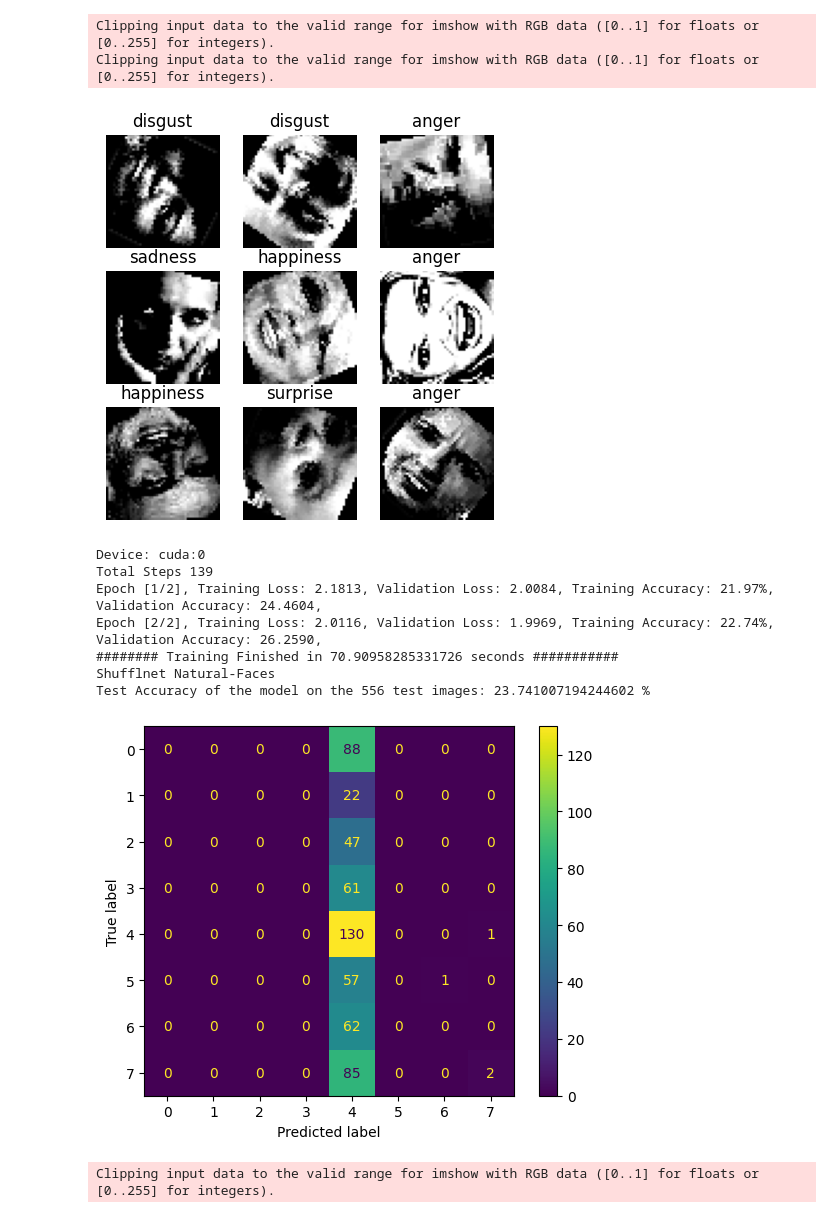
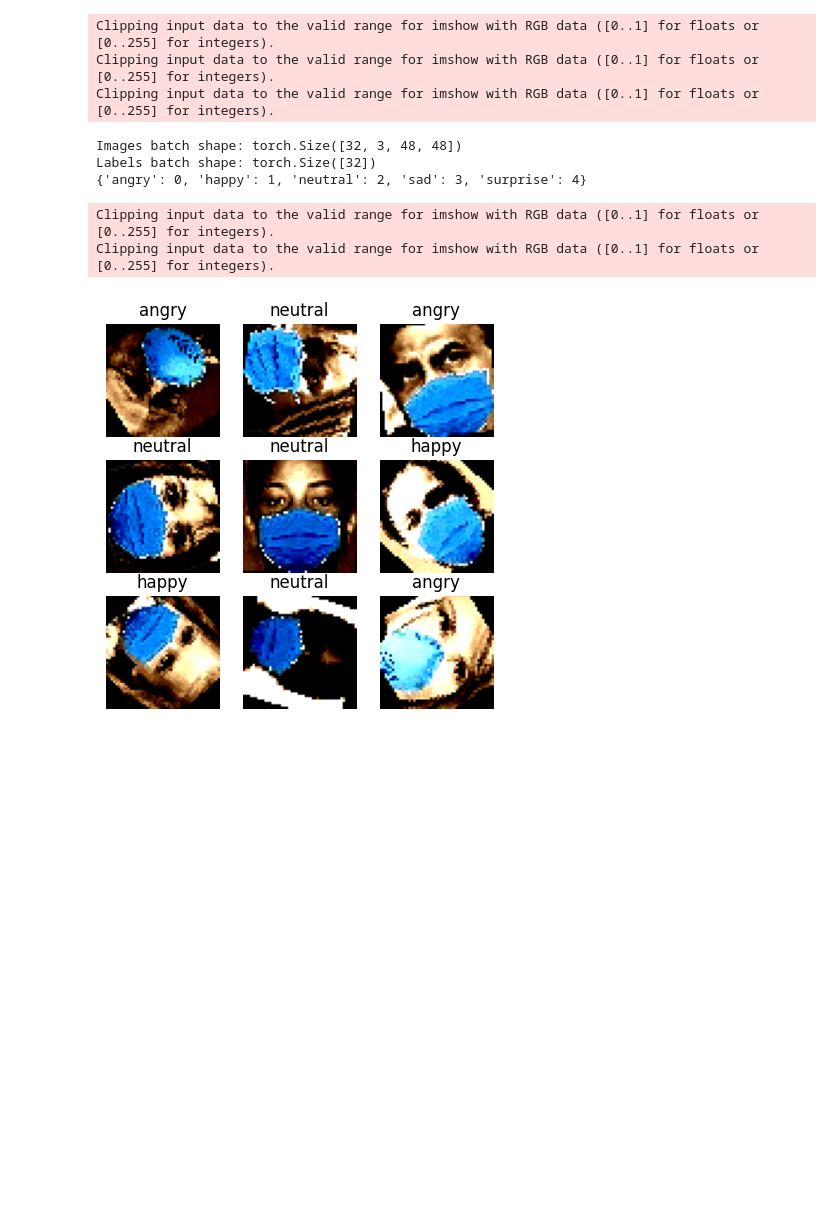
Before and after one commit to aahishherur/COMP6721_Group_K, a Jupyter notebook: Project_Code.ipynb, the cells around one changed output. Saved outputs shown, nothing was run; the diff lists cells and outputs as text; code cells hidden in the pictures; blank space fills up the shorter version.

```diff
--- a/Project_Code.ipynb
+++ b/Project_Code.ipynb
@@ -314,8 +377,8 @@ mdlname=['Shufflenet','MnasNet','MobileNetV2']
 
 
 
-for i in range(0,len(train_paths)):
-    for k in range (0,len(mdls)):
+for i in range(2,len(train_paths)):
+    for k in range (2,len(mdls)):
 
         train_folder=train_paths[i]
 
@@ -346,27 +409,27 @@ for i in range(0,len(train_paths)):
         # count_ops(model, torch.rand(1,3,48,48).to(device))
 
 
-        model,t_acc,v_acc,t_loss,v_loss,epc,time_taken=train_model(num_epochs,train_loader,val_loader) # TRAINING MODEL
-        ta.append(t_acc)
-        tl.append(t_loss)
-        va.append(v_acc)
-        vl.append(v_loss)
+#         model,t_acc,v_acc,t_loss,v_loss,epc,time_taken=train_model(num_epochs,train_loader,val_loader) # TRAINING MODEL
+#         ta.append(t_acc)
+#         tl.append(t_loss)
+#         va.append(v_acc)
+#         vl.append(v_loss)
 
-        time_taken=round((time_taken/60),2)
-        title=mdlname[k]+' '+dtaname[i]
-        print(title)
-        lbl.append(title)
+#         time_taken=round((time_taken/60),2)
+#         title=mdlname[k]+' '+dtaname[i]
+#         print(title)
+#         lbl.append(title)
 
-        # grp_show(epc,[t_acc,v_acc],['Training','Valiation'],['b','r'],'Epochs ('+str(time_taken)+' minutes)','Accuracies','Accuracy Comparision '+title,img_path) #DISPLAYING AND STORING GRAPHS
-        # grp_show(epc,[t_loss,v_loss],['Training','Valiation'],['b','r'],'Epochs ('+str(time_taken)+' minutes)','Losses','Loss Comparision '+title,img_path)
+#         # grp_show(epc,[t_acc,v_acc],['Training','Valiation'],['b','r'],'Epochs ('+str(time_taken)+' minutes)','Accuracies','Accuracy Comparision '+title,img_path) #DISPLAYING AND STORING GRAPHS
+#         # grp_show(epc,[t_loss,v_loss],['Training','Valiation'],['b','r'],'Epochs ('+str(time_taken)+' minutes)','Losses','Loss Comparision '+title,img_path)
 
-        test_model(model,test_loader)  # TESTING MODEL
-        torch.save(model, mdl_path+title) # SAVING MODEL
-        torch.cuda.empty_cache()
+#         test_model(model,test_loader)  # TESTING MODEL
+#         torch.save(model, mdl_path+title) # SAVING MODEL
+#         torch.cuda.empty_cache()
 
 
-grp_show(epc,ta,lbl,'Epochs','Training Accuracies','Training Accuracy Comparision',img_path) #DISPLAYING AND STORING GRAPHS
-grp_show(epc,tl,lbl,'Epochs','Training Losses','Training Loss Comparision',img_path)
-grp_show(epc,va,lbl,'Epochs','Validation Accuracies','Validation Accuracy Comparision',img_path)
-grp_show(epc,vl,lbl,'Epochs','Validation Losses','Validation Loss Comparision',img_path)
+# grp_show(epc,ta,lbl,'Epochs','Training Accuracies','Training Accuracy Comparision',img_path) #DISPLAYING AND STORING GRAPHS
+# grp_show(epc,tl,lbl,'Epochs','Training Losses','Training Loss Comparision',img_path)
+# grp_show(epc,va,lbl,'Epochs','Validation Accuracies','Validation Accuracy Comparision',img_path)
+# grp_show(epc,vl,lbl,'Epochs','Validation Losses','Validation Loss Comparision',img_path)
 # %% [output]
@@ -379,12 +439,9 @@ Labels batch shape: torch.Size([32])
 Clipping input data to the valid range for imshow with RGB data ([0..1] for floats or [0..255] for integers).
 Clipping input data to the valid range for imshow with RGB data ([0..1] for floats or [0..255] for integers).
+Clipping input data to the valid range for imshow with RGB data ([0..1] for floats or [0..255] for integers).
+Images batch shape: torch.Size([32, 3, 48, 48])
+Labels batch shape: torch.Size([32])
+{'angry': 0, 'happy': 1, 'neutral': 2, 'sad': 3, 'surprise': 4}
+Clipping input data to the valid range for imshow with RGB data ([0..1] for floats or [0..255] for integers).
+Clipping input data to the valid range for imshow with RGB data ([0..1] for floats or [0..255] for integers).
-[figure, old version]
+[figure, new version]
-Device: cuda:0
-Total Steps 139
-Epoch [1/2], Training Loss: 2.1813, Validation Loss: 2.0084, Training Accuracy: 21.97%, Validation Accuracy: 24.4604,
-Epoch [2/2], Training Loss: 2.0116, Validation Loss: 1.9969, Training Accuracy: 22.74%, Validation Accuracy: 26.2590,
-######## Training Finished in 70.90958285331726 seconds ###########
-Shufflnet Natural-Faces
-Test Accuracy of the model on the 556 test images: 23.741007194244602 %
-[figure, removed]
-Clipping input data to the valid range for imshow with RGB data ([0..1] for floats or [0..255] for integers).
```
Also changed, not shown: parts of 6 cells of this notebook.
